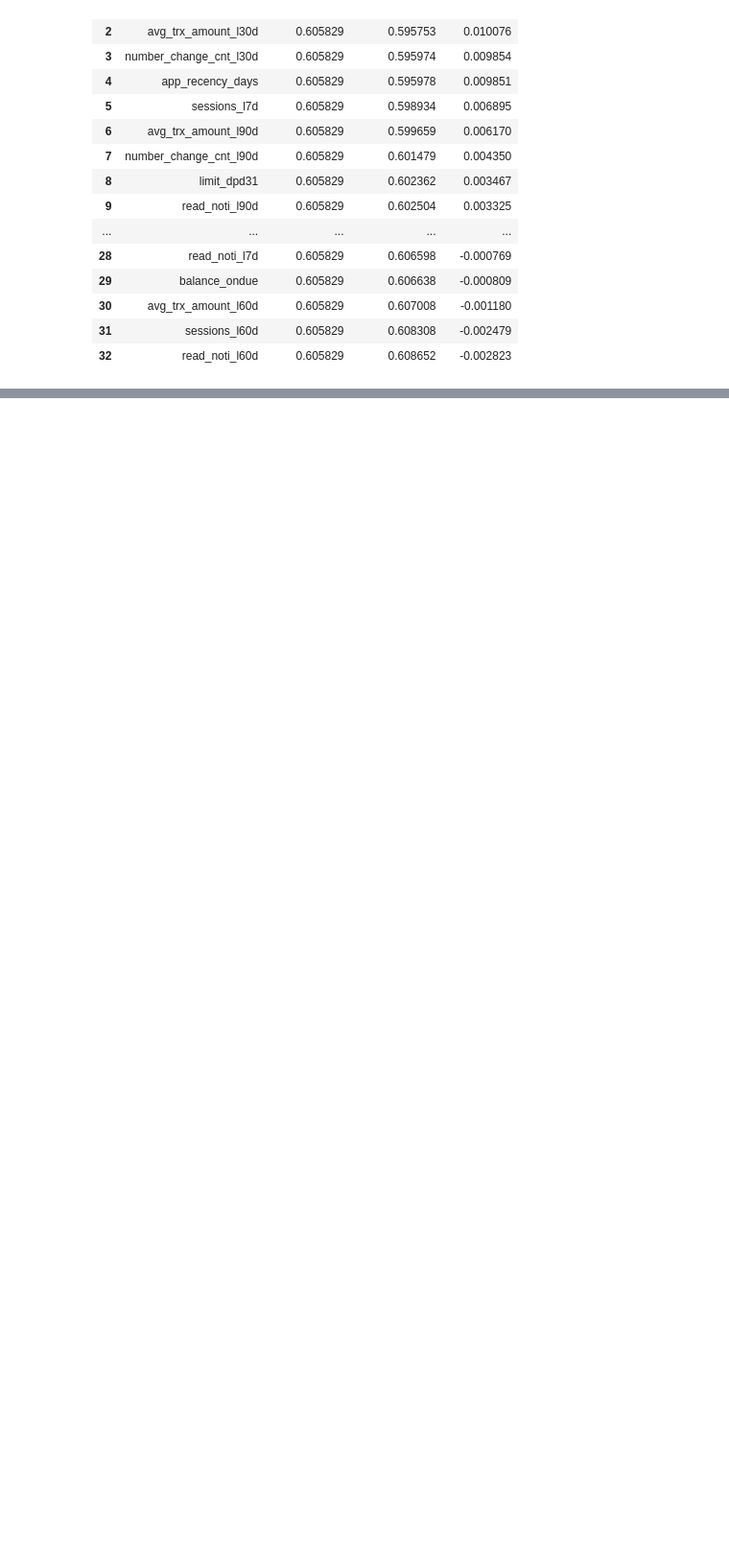
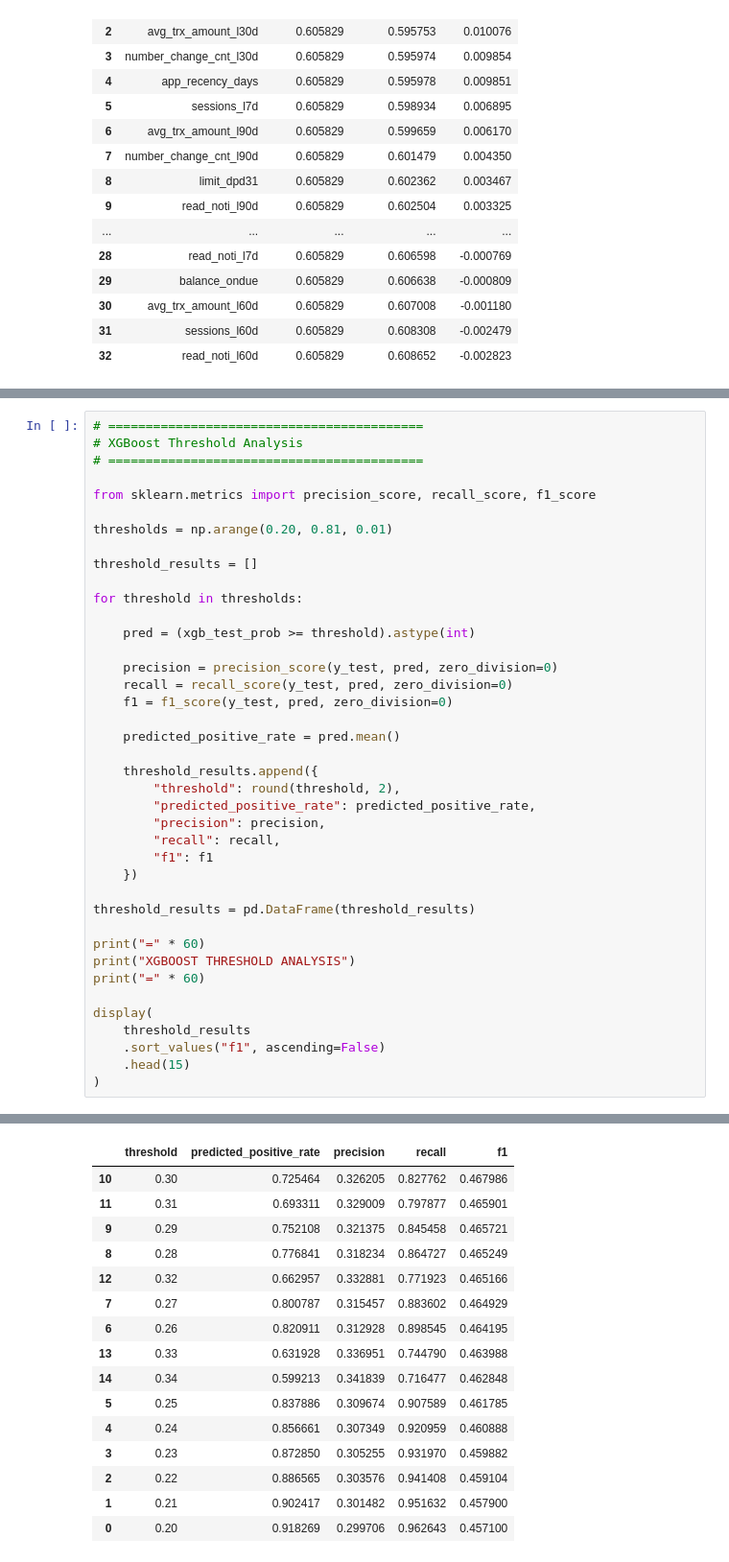
Before and after one commit to Khishigjargal42/toki_ds_task, a Jupyter notebook: notebooks/Toki_DPD91_Final.ipynb, the cells around one changed output, grey strips where cells are left out. Shown at 96% size. Drawn from its saved outputs; the diff is of its cells as text; blank space fills up the shorter version.

```diff
--- a/notebooks/Toki_DPD91_Final.ipynb
+++ b/notebooks/Toki_DPD91_Final.ipynb
@@ -6504,0 +8372,41 @@ importance_df
+# %%
+# ==========================================
+# XGBoost Threshold Analysis
+# ==========================================
+
+from sklearn.metrics import precision_score, recall_score, f1_score
+
+thresholds = np.arange(0.20, 0.81, 0.01)
+
+threshold_results = []
+
+for threshold in thresholds:
+
+    pred = (xgb_test_prob >= threshold).astype(int)
+
+    precision = precision_score(y_test, pred, zero_division=0)
+    recall = recall_score(y_test, pred, zero_division=0)
+    f1 = f1_score(y_test, pred, zero_division=0)
+
+    predicted_positive_rate = pred.mean()
+
+    threshold_results.append({
+        "threshold": round(threshold, 2),
+        "predicted_positive_rate": predicted_positive_rate,
+        "precision": precision,
+        "recall": recall,
+        "f1": f1
+    })
+
+threshold_results = pd.DataFrame(threshold_results)
+
+print("=" * 60)
+print("XGBOOST THRESHOLD ANALYSIS")
+print("=" * 60)
+
+display(
+    threshold_results
+    .sort_values("f1", ascending=False)
+    .head(15)
+)
+# %% [output]
@@ -6504,0 +8416,16 @@ importance_df
+|  | threshold | predicted_positive_rate | precision | recall | f1 |
+| 10 | 0.30 | 0.725464 | 0.326205 | 0.827762 | 0.467986 |
+| 11 | 0.31 | 0.693311 | 0.329009 | 0.797877 | 0.465901 |
+| 9 | 0.29 | 0.752108 | 0.321375 | 0.845458 | 0.465721 |
+| 8 | 0.28 | 0.776841 | 0.318234 | 0.864727 | 0.465249 |
+| 12 | 0.32 | 0.662957 | 0.332881 | 0.771923 | 0.465166 |
+| 7 | 0.27 | 0.800787 | 0.315457 | 0.883602 | 0.464929 |
+| 6 | 0.26 | 0.820911 | 0.312928 | 0.898545 | 0.464195 |
+| 13 | 0.33 | 0.631928 | 0.336951 | 0.744790 | 0.463988 |
+| 14 | 0.34 | 0.599213 | 0.341839 | 0.716477 | 0.462848 |
+| 5 | 0.25 | 0.837886 | 0.309674 | 0.907589 | 0.461785 |
+| 4 | 0.24 | 0.856661 | 0.307349 | 0.920959 | 0.460888 |
+| 3 | 0.23 | 0.872850 | 0.305255 | 0.931970 | 0.459882 |
+| 2 | 0.22 | 0.886565 | 0.303576 | 0.941408 | 0.459104 |
+| 1 | 0.21 | 0.902417 | 0.301482 | 0.951632 | 0.457900 |
+| 0 | 0.20 | 0.918269 | 0.299706 | 0.962643 | 0.457100 |
```
Also changed, not shown: parts of 54 cells of this notebook.
